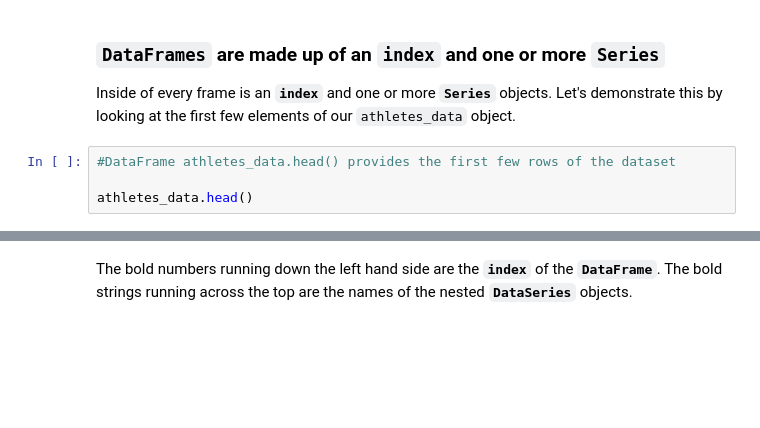
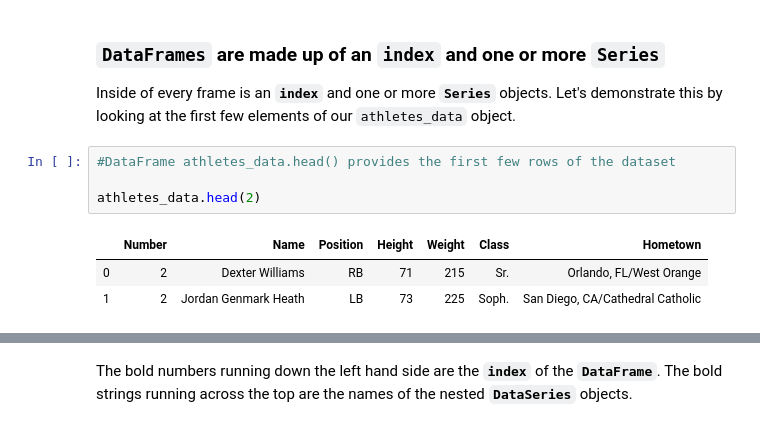
Before and after one commit to jarp/ITAO-30210-SP21, a Jupyter notebook: Class_10_Numpy_Dictionary_Pandas.ipynb, the cells around one changed output, grey strips where cells are left out. Cells and saved outputs as stored; diff of their text form; blank space fills up the shorter version.

```diff
--- a/Class_10_Numpy_Dictionary_Pandas.ipynb
+++ b/Class_10_Numpy_Dictionary_Pandas.ipynb
@@ -278,6 +359,10 @@ Let's demonstrate this by looking at the first few elements of our `athletes_dat
 # %%
 #DataFrame athletes_data.head() provides the first few rows of the dataset
 
-athletes_data.head()
+athletes_data.head(2)
+# %% [output]
+|  | Number | Name | Position | Height | Weight | Class | Hometown |
+| 0 | 2 | Dexter Williams | RB | 71 | 215 | Sr. | Orlando, FL/West Orange |
+| 1 | 2 | Jordan Genmark Heath | LB | 73 | 225 | Soph. | San Diego, CA/Cathedral Catholic |
 # %%
 athletes_data.tail()
```
Also changed, not shown: parts of 59 cells of this notebook, 1 other file.
